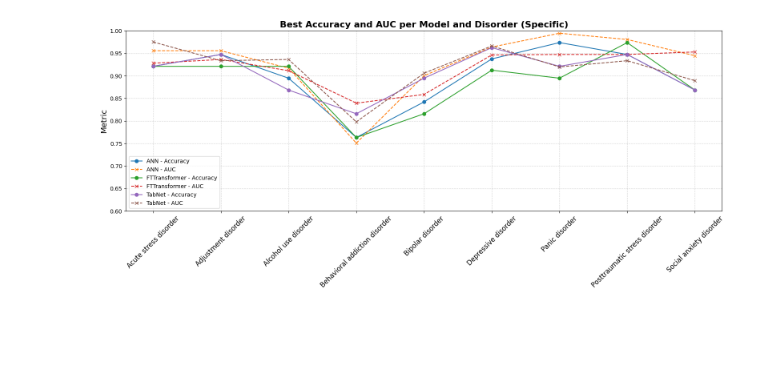
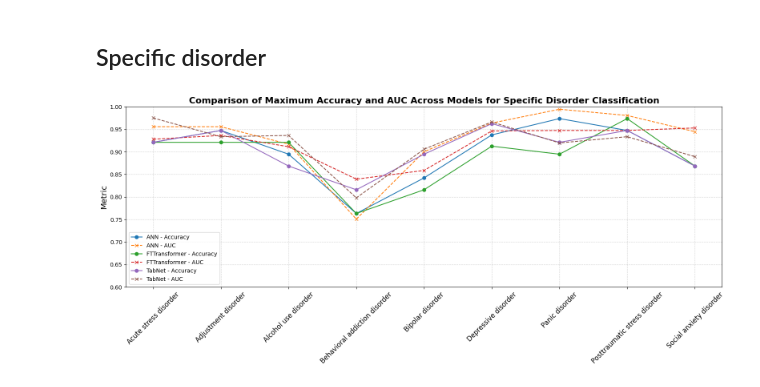
Before and after one commit to matt-balda/.tcc.eeg-signals-neuropsychiatric, a Jupyter notebook: results/training_logs/binary/comparison_graphs_models.ipynb, the cells around one changed output. Saved outputs shown, nothing was run; the diff lists cells and outputs as text; code cells hidden in the pictures; blank space fills up the shorter version.

```diff
--- a/results/training_logs/binary/comparison_graphs_models.ipynb
+++ b/results/training_logs/binary/comparison_graphs_models.ipynb
@@ -1,59 +1,58 @@
+# %% [markdown]
+## Specific disorder
 # %%
 import pandas as pd
 import matplotlib.pyplot as plt
 import numpy as np
 
-# 1. Load the CSVs
 df_ann_spec = pd.read_csv('./binary_classification_specifc_disorder_ann.csv')
 df_fttransformer_spec = pd.read_csv('./binary_classification_specific_disorder_fttransformer.csv')
-df_tabnet_spec = pd.read_csv('./binary_classification_specifc_disorder_tabnet1.csv')
+df_tabnet_spec = pd.read_csv('./binary_classification_specifc_disorder_tabnet_last.csv')
 
-# 2. Add a column identifying the model
 df_ann_spec['Model'] = 'ANN'
 df_fttransformer_spec['Model'] = 'FTTransformer'
 df_tabnet_spec['Model'] = 'TabNet'
 
-# 3. Select the row with the highest Accuracy for each Disorder within each model
+
+
 best_ann = df_ann_spec.loc[df_ann_spec.groupby('Disorder')['Accuracy'].idxmax()]
 best_ftt = df_fttransformer_spec.loc[df_fttransformer_spec.groupby('Disorder')['Accuracy'].idxmax()]
 best_tabnet = df_tabnet_spec.loc[df_tabnet_spec.groupby('Disorder')['Accuracy'].idxmax()]
 
-# 4. Combine the best results into one DataFrame
 df_best_spec = pd.concat([best_ann, best_ftt, best_tabnet], ignore_index=True)
 
-# 5. Build metric dictionaries
 def build_metrics_per_disorder(df):
     accuracy = {}
     auc = {}
     for disorder in sorted(df['Disorder'].unique()):
         data = df[df['Disorder'] == disorder].sort_values('Model')
         accuracy[disorder] = data['Accuracy'].tolist()
         auc[disorder] = data['AUC'].tolist()
     return accuracy, auc
 
 accuracy_spec, auc_spec = build_metrics_per_disorder(df_best_spec)
 
-# 6. Prepare the plot
 labels = list(accuracy_spec.keys())
 models = ['ANN', 'FTTransformer', 'TabNet']
 x = np.arange(len(labels))
 
 plt.figure(figsize=(16, 7))
 
 for i, model in enumerate(models):
     acc_vals = [accuracy_spec[label][i] for label in labels]
     auc_vals = [auc_spec[label][i] for label in labels]
     plt.plot(x, acc_vals, marker='o', linestyle='-', label=f'{model} - Accuracy')
     plt.plot(x, auc_vals, marker='x', linestyle='--', label=f'{model} - AUC')
 
 plt.xticks(x, labels, rotation=45, fontsize=12)
 plt.ylim(0.6, 1.0)
 plt.ylabel('Metric', fontsize=14)
-plt.title('Best Accuracy and AUC per Model and Disorder (Specific)', fontsize=16, fontweight='bold')
+plt.title('Comparison of Maximum Accuracy and AUC Across Models for Specific Disorder Classification', fontsize=16, fontweight='bold')
 plt.legend(fontsize=10)
 plt.grid(True, linestyle='--', alpha=0.5)
 plt.tight_layout()
+# plt.savefig('model_comparison_specific_disorder.eps', format='eps', dpi=300)
 plt.savefig('model_comparison_specific_disorder.png', dpi=300)
 plt.show()
 # %% [output]
-[figure, old version]
+[figure, new version]
```
Also changed, not shown: parts of 9 cells of this notebook, 5 other files.
